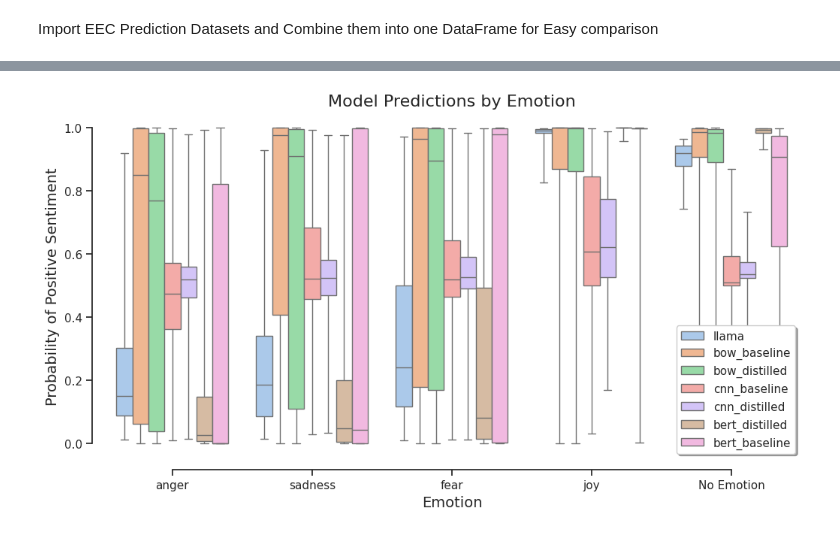
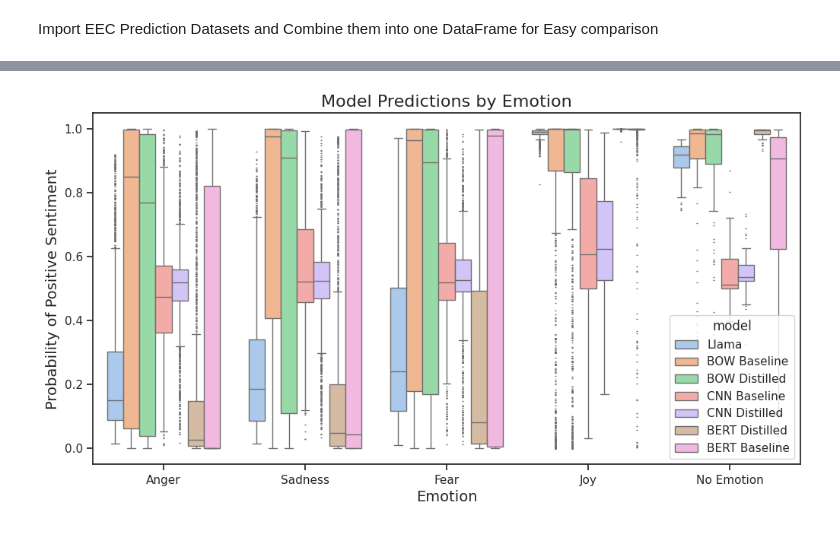
Before and after one commit to CharlesC03/NLP_Final_Project, a Jupyter notebook: analysis/teacher_analysis.ipynb, the cells around one changed output, grey strips where cells are left out. Drawn from its saved outputs; the diff is of its cells as text; code cells hidden in the pictures.

Commit message:
Updated the graphs to to limit to 1.5 IQR and also added support for violin plot

```diff
--- a/analysis/teacher_analysis.ipynb
+++ b/analysis/teacher_analysis.ipynb
@@ -77,7 +77,7 @@ def import_predictions(file_path: str, rm_columns: List[str] = [], rename_column
             if not callable(func):
                 raise ValueError(f"The function provided for column '{col}' is not callable.")
             # Set column name after renaming if given initial name
-            col_name = col if col in rename_columns else rename_columns[col]
+            col_name = col if col not in rename_columns else rename_columns[col]
             if col_name not in temp_ds.columns:
                 raise ValueError(f"Column '{col}' specified for function application does not exist in the dataset.")
             # Apply the function to the specified column
@@ -650,17 +722,16 @@ def graph_differences_by_variable(ds: pd.DataFrame, y_column: str, variable: str
     fig.savefig(save_path, dpi=300)
 # %%
-ds = import_predictions("datasets/teacher_model_predictions.parquet", rm_columns=['0'], rename_columns={"1": "llama"})
-ds = import_to_ds(ds, "datasets/eec_predictions_bow_baseline.csv", prediction_columns=["pos_prob"], rename_columns={"pos_prob": "bow_baseline"})
-ds = import_to_ds(ds, "datasets/eec_predictions_bow_distilled1.csv", prediction_columns=["pos_prob"], rename_columns={"pos_prob": "bow_distilled"})
-ds = import_to_ds(ds, "datasets/eec_predictions_cnn_baseline.csv", prediction_columns=["pos_prob"], rename_columns={"pos_prob": "cnn_baseline"})
-ds = import_to_ds(ds, "datasets/eec_predictions_cnn_distilled1.csv", prediction_columns=["pos_prob"], rename_columns={"pos_prob": "cnn_distilled"})
-ds = import_to_ds(ds, "datasets/distilbert_distilled_EEC_predictions.parquet", prediction_columns=["prob_pos"], rename_columns={"prob_pos": "bert_distilled", "Sentence": "sentence"})
-ds = import_to_ds(ds, "datasets/distilbert_trained_EEC_predictions.parquet", prediction_columns=["prob_pos"], rename_columns={"prob_pos": "bert_baseline", "Sentence": "sentence"})
-
+ds = import_predictions("datasets/teacher_model_predictions.parquet", rm_columns=['0'], rename_columns={"1": "Llama"})
+ds = import_to_ds(ds, "datasets/eec_predictions_bow_baseline.csv", prediction_columns=["pos_prob"], rename_columns={"pos_prob": "BOW Baseline"})
+ds = import_to_ds(ds, "datasets/eec_predictions_bow_distilled1.csv", prediction_columns=["pos_prob"], rename_columns={"pos_prob": "BOW Distilled"})
+ds = import_to_ds(ds, "datasets/eec_predictions_cnn_baseline.csv", prediction_columns=["pos_prob"], rename_columns={"pos_prob": "CNN Baseline"})
+ds = import_to_ds(ds, "datasets/eec_predictions_cnn_distilled1.csv", prediction_columns=["pos_prob"], rename_columns={"pos_prob": "CNN Distilled"})
+ds = import_to_ds(ds, "datasets/distilbert_distilled_EEC_predictions.parquet", prediction_columns=["prob_pos"], rename_columns={"prob_pos": "BERT Distilled", "Sentence": "sentence"})
+ds = import_to_ds(ds, "datasets/distilbert_trained_EEC_predictions.parquet", prediction_columns=["prob_pos"], rename_columns={"prob_pos": "BERT Baseline", "Sentence": "sentence"})
 
 ds['gender'] = ds['gender'].replace('', 'No Gender')
 ds['race'] = ds['race'].replace('', 'No Race')
-ds['emotion'] = ds['emotion'].replace('', 'No Emotion')
+ds['emotion'] = ds['emotion'].replace({'': 'No Emotion', "anger": "Anger", "fear": "Fear", "joy": "Joy", "sadness": "Sadness", "surprise": "Surprise"})
 
 ds.head(5)
 # %% [output]
@@ -766,28 +844,40 @@ graph_ratios_by_variable(ds, "llama_cnn_ratio", "gender", "CNN vs Llama", gender
 # %%
 fig, ax = plt.subplots(figsize=(12, 6))
 
-baseline_models = ds_model_cols['model'].str.endswith('baseline') | (ds_model_cols['model'] == 'llama')
+baseline_models = ds_model_cols['model'].str.endswith('Baseline') | (ds_model_cols['model'] == 'Llama')
 
 sns.boxplot(
     x="emotion", y="prediction",
     hue="model", #palette=["m", "g", 'b'],
     data=ds_model_cols,#[baseline_models],
-    whis=(0, 100),
+    # whis=(0, 100),
+    flierprops={"marker": "_", "markersize": 2},
+    # legend='full',
     ax=ax
 )
 
-sns.despine(offset=10, trim=True)
+# sns.violinplot(
+#     x="emotion", y="prediction",
+#     hue="model", #palette=["m", "g", 'b'],
+#     data=ds_model_cols,#[baseline_models],
+#     # whis=(0, 100),
+#     # flierprops={"marker": "_", "markersize": 2},
+#     # legend='full',
+#     ax=ax
+# )
 
-ax.legend(fancybox=True, shadow=True)#loc='lower right')
+# sns.despine(offset=10, trim=True)
+
+# ax.legend(fancybox=True, shadow=True)#loc='lower right')
 
 ax.set_title("Model Predictions by Emotion", fontsize=16)
 ax.set_xlabel("Emotion", fontsize=14)
 ax.set_ylabel("Probability of Positive Sentiment", fontsize=14)
 
 fig.savefig("graphs/model_predictions_by_emotion.png", dpi=300)
 
 plt.show()
 # %% [output]
-[figure, old version]
+[figure, new version]
 # %%
 # Get index of the element with the highest
```
Also changed, not shown: parts of 18 cells of this notebook, 25 other files.
